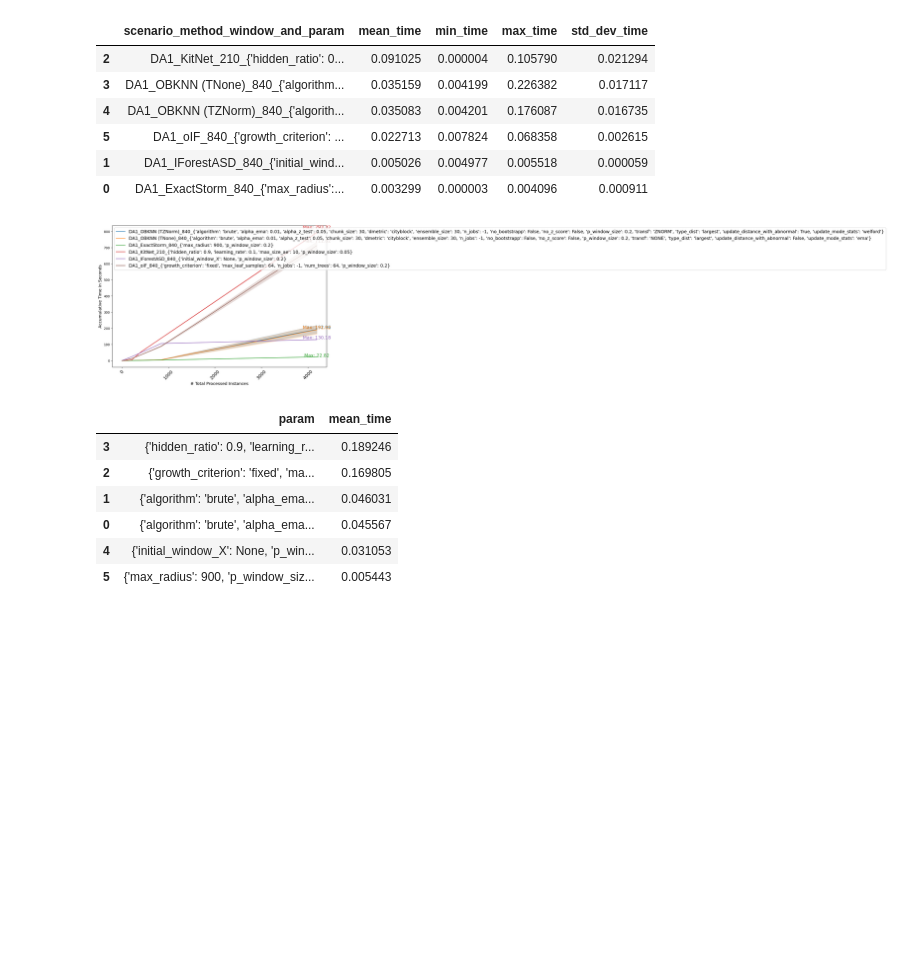
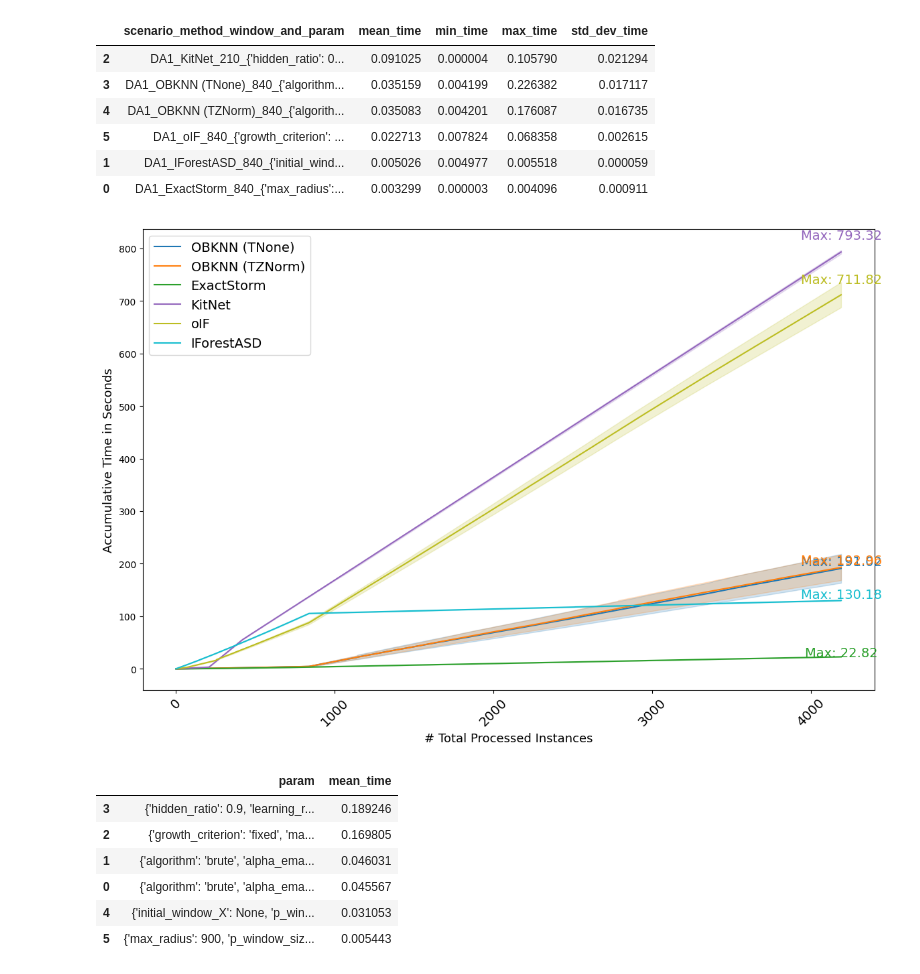
Before and after one commit to nirojasva/spectral-benchmark-bv4, a Jupyter notebook: notebooks/2_DA_Individual_Score_PV_Sources.ipynb, the cells around one changed output. Saved outputs shown, nothing was run; the diff lists cells and outputs as text; code cells hidden in the pictures; blank space fills up the shorter version.

```diff
--- a/notebooks/2_DA_Individual_Score_PV_Sources.ipynb
+++ b/notebooks/2_DA_Individual_Score_PV_Sources.ipynb
@@ -458,6 +458,8 @@ grouped_data = final_df.groupby([acol, 'timestamp']).agg(
 
 # Loop through methods and plot the accumulated values with shaded area
 for m, color in zip(tecnique, color_list):
+    save_name = m.split('_')[1] if '_' in m else m
+    color = color_map.get(save_name)
 
     method_data = grouped_data[grouped_data[acol] == m]
 
@@ -468,7 +470,7 @@ for m, color in zip(tecnique, color_list):
     plt.plot(
         range(len(method_data['timestamp'])),  # Use the index as x-axis
         cumulative_training_time,
-        label=f'{m}',
+        label=f'{save_name}',
         color=color
     )
 
@@ -530,7 +532,8 @@ grouped_data = final_df.groupby([acol, 'timestamp']).agg(
 
 
 for m, color in zip(tecnique, color_list):
-
+    save_name = m.split('_')[1] if '_' in m else m
+    color = color_map.get(save_name)
     method_data = grouped_data[grouped_data[acol] == m]
 
 
@@ -540,7 +543,7 @@ for m, color in zip(tecnique, color_list):
     plt.plot(
         method_data['timestamp'],
         training_time,
-        label=f'{m}',
+        label=f'{save_name}',
         color=color
     )
 
@@ -628,6 +631,8 @@ grouped_data = final_df.groupby([acol, 'timestamp']).agg(
 
 # Loop through methods and plot the accumulated values with shaded area
 for m, color in zip(tecnique, color_list):
+    save_name = m.split('_')[1] if '_' in m else m
+    color = color_map.get(save_name)
 
     method_data = grouped_data[grouped_data[acol] == m]
 
@@ -638,7 +643,7 @@ for m, color in zip(tecnique, color_list):
     plt.plot(
         range(len(method_data['timestamp'])),  # Use the index as x-axis
         cumulative_training_time,
-        label=f'{m}',
+        label=f'{save_name}',
         color=color
     )
 
@@ -699,6 +704,8 @@ grouped_data = final_df.groupby([acol, 'timestamp']).agg(
 
 
 for m, color in zip(tecnique, color_list):
+    save_name = m.split('_')[1] if '_' in m else m
+    color = color_map.get(save_name)
 
     method_data = grouped_data[grouped_data[acol] == m]
 
@@ -707,7 +714,7 @@ for m, color in zip(tecnique, color_list):
     plt.plot(
         method_data['timestamp'],
         scoring_time,
-        label=f'{m}',
+        label=f'{save_name}',
         color=color
     )
 
@@ -794,6 +801,8 @@ grouped_data = final_df.groupby([acol, 'timestamp']).agg(
 
 # Loop through methods and plot the accumulated values with shaded area
 for m, color in zip(tecnique, color_list):
+    save_name = m.split('_')[1] if '_' in m else m
+    color = color_map.get(save_name)
 
     method_data = grouped_data[grouped_data[acol] == m]
 
@@ -804,7 +813,7 @@ for m, color in zip(tecnique, color_list):
     plt.plot(
         range(len(method_data['timestamp'])),  # Use the index as x-axis
         cumulative_training_time,
-        label=f'{m}',
+        label=f'{save_name}',
         color=color
     )
 
@@ -837,34 +846,34 @@ for m, color in zip(tecnique, color_list):
             ha='center'
         )
     """
     # Annotate the max value
     plt.annotate(
             f'Max: {formatted_max_time}',
             xy=(max_timestamp, max_time),
             xytext=(max_timestamp, max_time * 1.03),  # Adjusted for better visibility
             #arrowprops=dict(facecolor=color, arrowstyle='->'),
             fontsize=FONTSIZE_MAIN,
             color=color,
             ha='center'
         )
 
 # Format the x-axis to show only the hours
 # plt.gca().xaxis.set_major_formatter(mdates.DateFormatter('%H:%M'))
 
 # Adding labels and title
 #plt.title("Scoring Time", fontsize=FONTSIZE_SEC)
 plt.xlabel('# Total Processed Instances', fontsize=FONTSIZE_SEC)
 plt.ylabel('Accumulative Time in Seconds', fontsize=FONTSIZE_SEC)
 plt.legend(loc='upper left', fontsize=FONTSIZE_MAIN)  # Place legend dynamically
 plt.xticks(rotation=45, fontsize=FONTSIZE_MAIN)
 #plt.grid(True, linestyle='--', alpha=0.6)  # Improve grid visibility
 plt.tight_layout()
 
 #plt.savefig(current_dir / 'notebooks' / 'img_training_and_scoring_time'/f"{SCENARIO}_accum_total_time.pdf", format="pdf")
 # Display the plot
 plt.show()
 # %% [output]
-[figure, old version]
+[figure, new version]
 # %%
 # Group by method and compute scoring time statistics
 total_time_stats = final_df.groupby(["param", 'timestamp'])['total_time'].agg(
```
Also changed, not shown: parts of 25 cells of this notebook, 14 other files.
